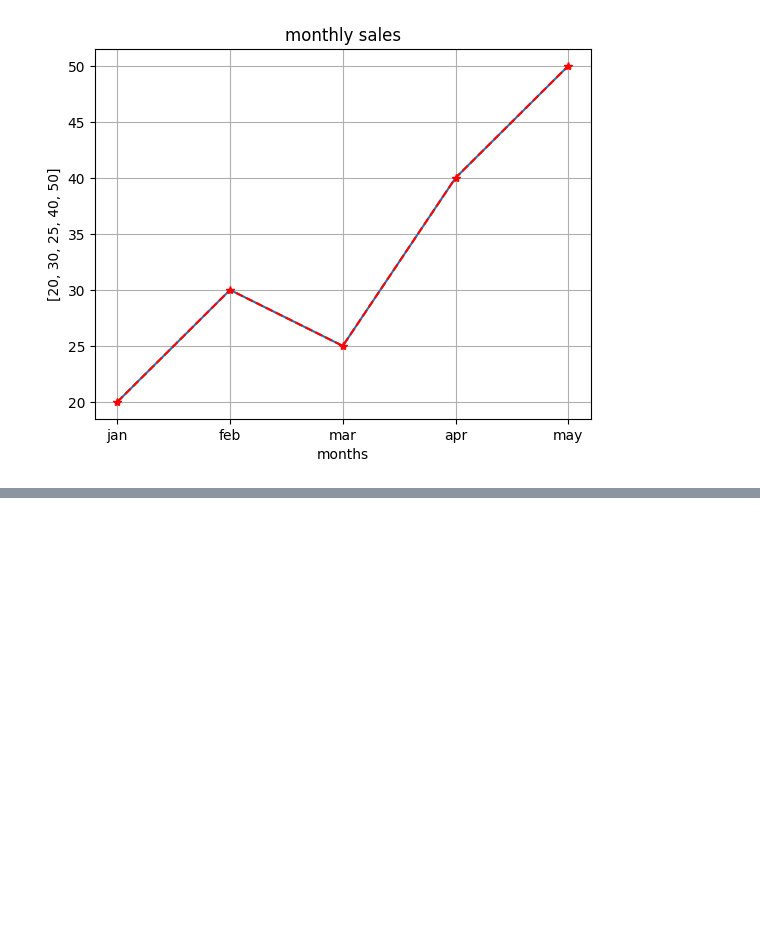
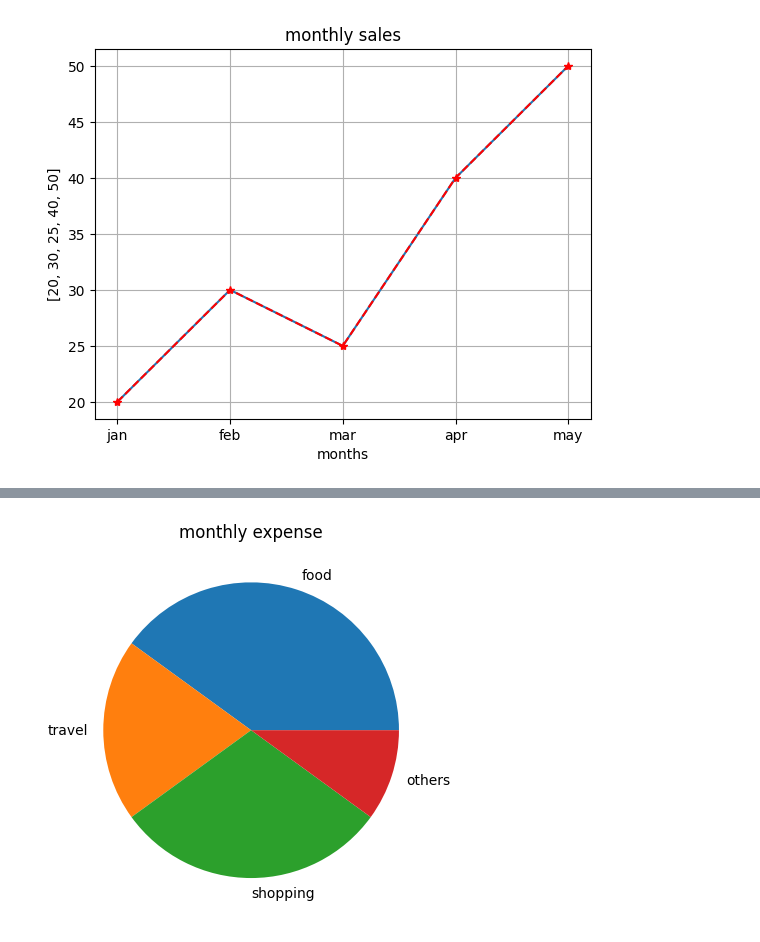
Before and after one commit to anshafpv/DATA-SICENCE, a Jupyter notebook: matplotlib.ipynb, the cells around one changed output, grey strips where cells are left out. Drawn from its saved outputs; the diff is of its cells as text; code cells hidden in the pictures; blank space fills up the shorter version.

```diff
--- a/matplotlib.ipynb
+++ b/matplotlib.ipynb
@@ -56,0 +99,10 @@ plt.show()
+# %%
+categories=["food","travel","shopping","others"]
+amount=[4000,2000,3000,1000]
+
+plt.pie(amount,labels=categories)
+
+plt.title("monthly expense")
+plt.show()
+# %% [output]
+[figure, added]
```
Also changed, not shown: parts of 4 cells of this notebook.
